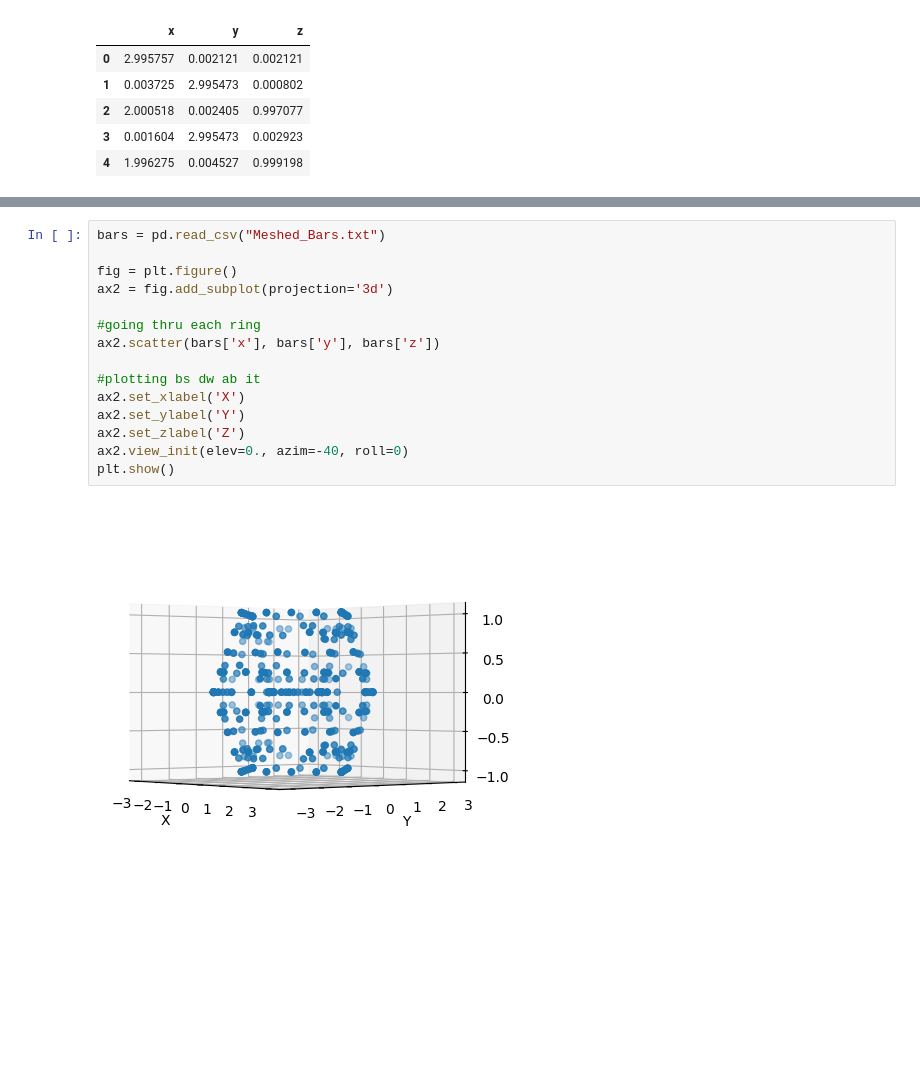
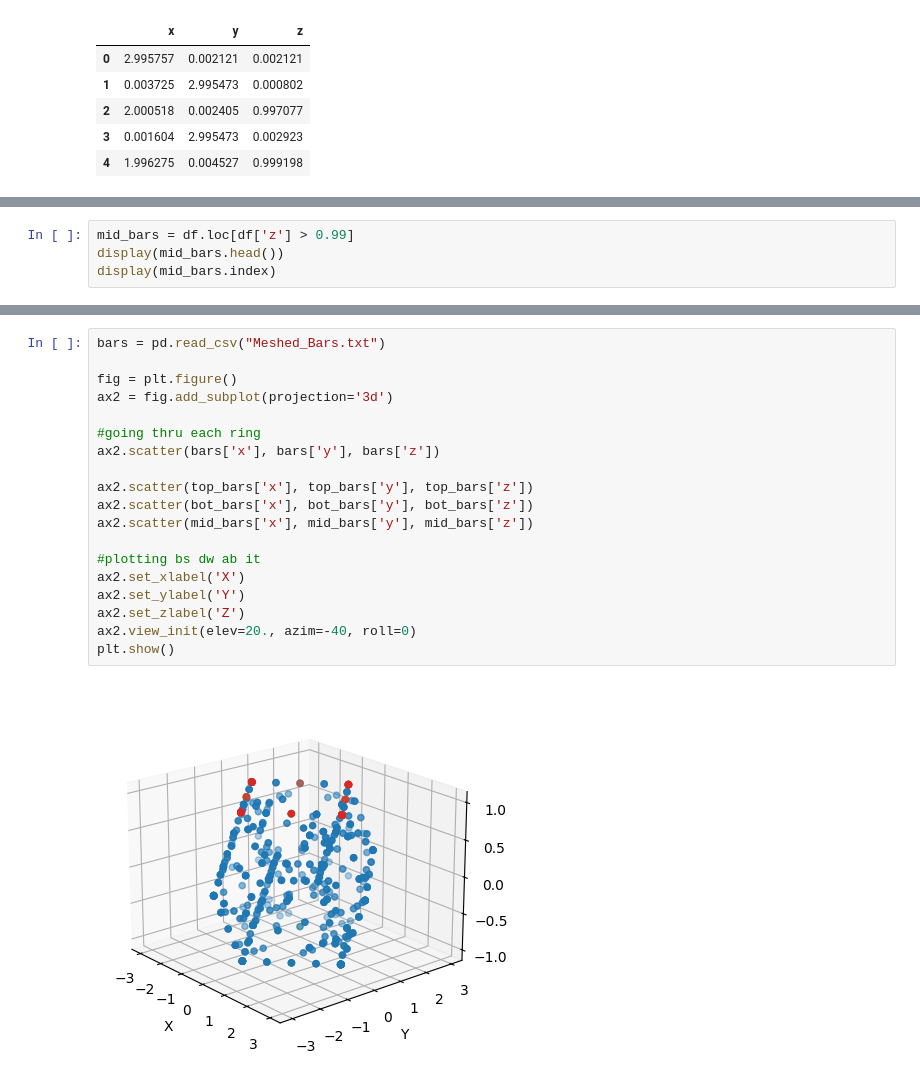
Before and after one commit to Umich-NASA-Big-Idea-Challenge/Speccing, a Jupyter notebook: Meshed_Calcs.ipynb, the cells around one changed output, grey strips where cells are left out. Saved outputs shown, nothing was run; the diff lists cells and outputs as text; blank space fills up the shorter version.

```diff
--- a/Meshed_Calcs.ipynb
+++ b/Meshed_Calcs.ipynb
@@ -47,0 +101,4 @@ Index([  2,   4,   5,   8,  10,  11,  13,  14,  17,  19,  20,  23,  30,  31,
+# %%
+mid_bars = df.loc[df['z'] > 0.99]
+display(mid_bars.head())
+display(mid_bars.index)
@@ -48,17 +117,21 @@ Index([  2,   4,   5,   8,  10,  11,  13,  14,  17,  19,  20,  23,  30,  31,
 # %%
 bars = pd.read_csv("Meshed_Bars.txt")
 
 fig = plt.figure()
 ax2 = fig.add_subplot(projection='3d')
 
 #going thru each ring
 ax2.scatter(bars['x'], bars['y'], bars['z'])
 
+ax2.scatter(top_bars['x'], top_bars['y'], top_bars['z'])
+ax2.scatter(bot_bars['x'], bot_bars['y'], bot_bars['z'])
+ax2.scatter(mid_bars['x'], mid_bars['y'], mid_bars['z'])
+
 #plotting bs dw ab it
 ax2.set_xlabel('X')
 ax2.set_ylabel('Y')
 ax2.set_zlabel('Z')
-ax2.view_init(elev=0., azim=-40, roll=0)
+ax2.view_init(elev=20., azim=-40, roll=0)
 plt.show()
 # %% [output]
-[figure, old version]
+[figure, new version]
```
Also changed, not shown: parts of 10 cells of this notebook.
